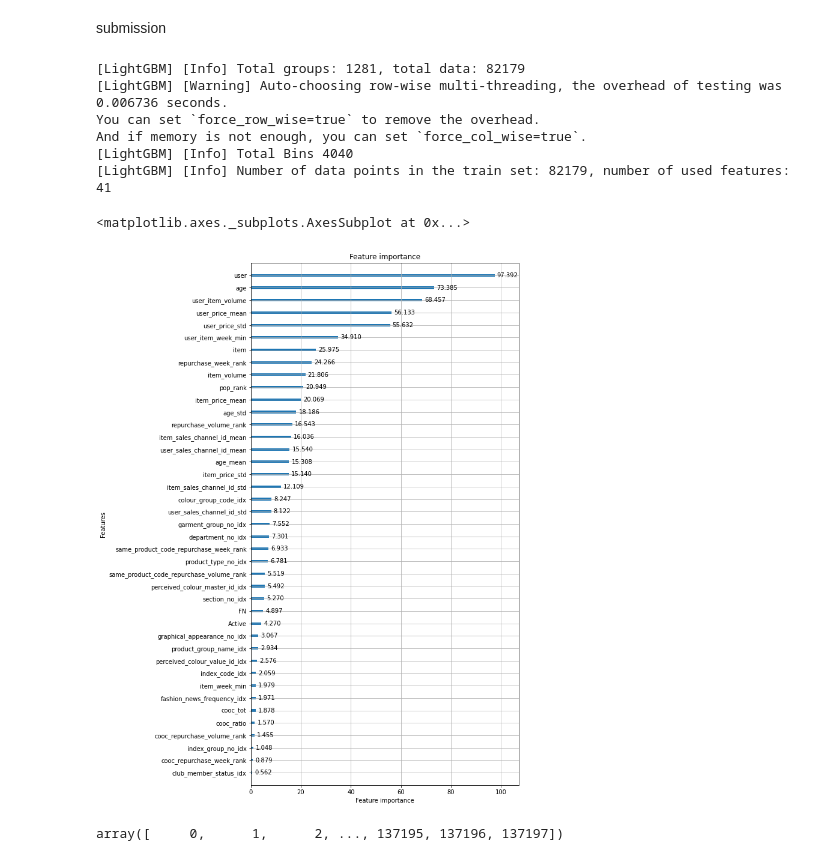
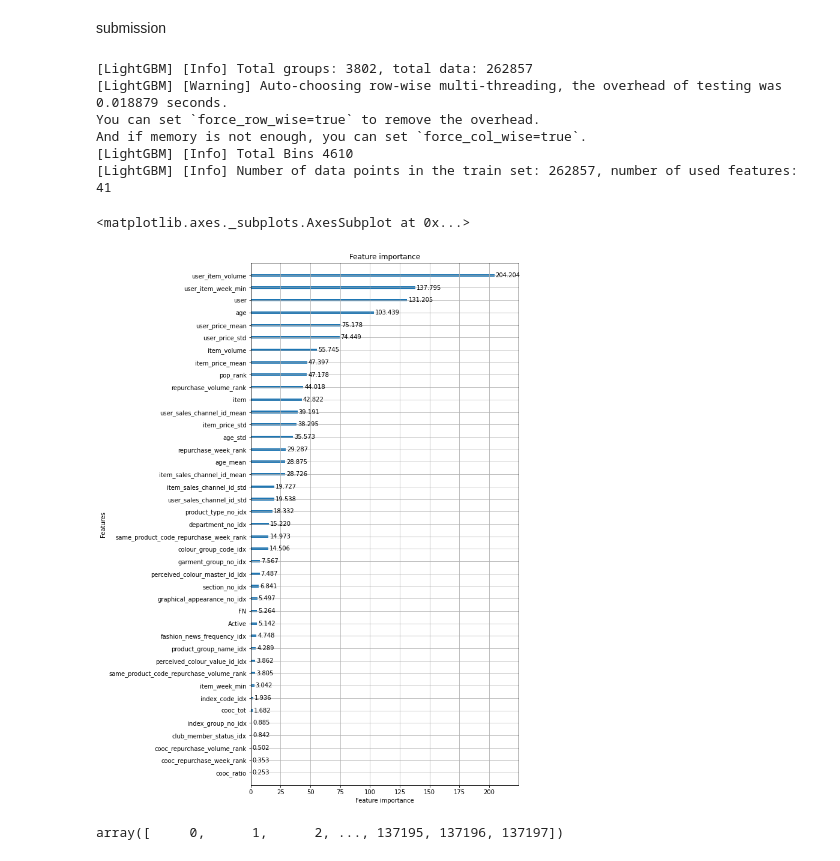
Before and after one commit to ryowk/kaggle-h-and-m-personalized-fashion-recommendations, a Jupyter notebook: eda.ipynb, the cells around one changed output. Drawn from its saved outputs; the diff is of its cells as text; code cells hidden in the pictures.

Commit message:
concat_train

```diff
--- a/eda.ipynb
+++ b/eda.ipynb
@@ -112,9 +112,9 @@ def create_candidates(transactions: pd.DataFrame, target_users: np.ndarray, week
             index_group_name: str) -> pd.DataFrame:
         NUM_POPULAR_ITEMS = 3
         tr = transactions.query("@week_start <= week <= @week_end")[['user', 'item']].drop_duplicates(ignore_index=True)
-        tr = tr.merge(items[['item', 'index_group_name']], on='item').query(
-            "index_group_name == @index_group_name").drop('index_group_name', axis=1).reset_index(drop=True)
-
+        tr = tr.merge(items[['item', 'index_group_name']], on='item')
+        tr_gb = tr.groupby(['user', 'index_group_name']).size().reset_index(name='cnt')
+        tr_gb['rank'] = tr.groupby('user')['cnt'].rank(ascending=False)
         popular_items = tr['item'].value_counts().index.values[:NUM_POPULAR_ITEMS]
         popular_items = pd.DataFrame({
             'item': popular_items,
@@ -365,17 +365,20 @@ def attach_features(transactions: pd.DataFrame, users: pd.DataFrame, items: pd.D
 valid_all = attach_features(transactions, users, items, valid_all, 2)
 for idx in range(len(candidates)):
     candidates[idx] = attach_features(transactions, users, items, candidates[idx], 2+idx)
+# %%
+def concat_train(datasets, begin, num):
+    train = pd.concat([datasets[idx][0] for idx in range(begin, begin+num)])
+    group_train = []
+    for idx in range(begin, begin+num):
+        group_train += datasets[idx][1]
+    return train, group_train
 # %%
 datasets = []
 for idx in range(len(candidates)):
     datasets.append(calc_query_groups(candidates[idx]))
 
-valid, group_valid = datasets[0]
-
-train = pd.concat([datasets[idx][0] for idx in range(1, len(datasets))])
-group_train = []
-for idx in range(1, len(datasets)):
-    group_train += datasets[idx][1]
+valid, group_valid = concat_train(datasets, 0, 1)
+train, group_train = concat_train(datasets, 1, num_train_weeks)
 # %%
 feature_columns = [c for c in valid.columns if c not in ['y', 'week']]
 print(feature_columns)
@@ -488,20 +491,22 @@ mapk(merged['gt'], merged['item'])
 # assert False
 # %% [markdown]
 submission
+# %%
+train, group_train = concat_train(datasets, 0, num_train_weeks)
 # %%
-train_dataset = lgb.Dataset(valid[feature_columns], valid['y'], group=group_valid)
+train_dataset = lgb.Dataset(train[feature_columns], train['y'], group=group_train)
 best_iteration = model.best_iteration
 model = lgb.train(params, train_dataset, num_boost_round=best_iteration)
 lgb.plot_importance(model, importance_type='gain', figsize=(8, 16))
 # %% [output]
-[LightGBM] [Info] Total groups: 1281, total data: 82179
-[LightGBM] [Warning] Auto-choosing row-wise multi-threading, the overhead of testing was 0.006736 seconds.
+[LightGBM] [Info] Total groups: 3802, total data: 262857
+[LightGBM] [Warning] Auto-choosing row-wise multi-threading, the overhead of testing was 0.018879 seconds.
 You can set `force_row_wise=true` to remove the overhead.
 And if memory is not enough, you can set `force_col_wise=true`.
-[LightGBM] [Info] Total Bins 4040
-[LightGBM] [Info] Number of data points in the train set: 82179, number of used features: 41
+[LightGBM] [Info] Total Bins 4610
+[LightGBM] [Info] Number of data points in the train set: 262857, number of used features: 41
 <matplotlib.axes._subplots.AxesSubplot at 0x...>
-[figure, old version]
+[figure, new version]
 # %%
 target_users = users['user'].values
 target_users
```
Also changed, not shown: parts of 4 cells of this notebook.
